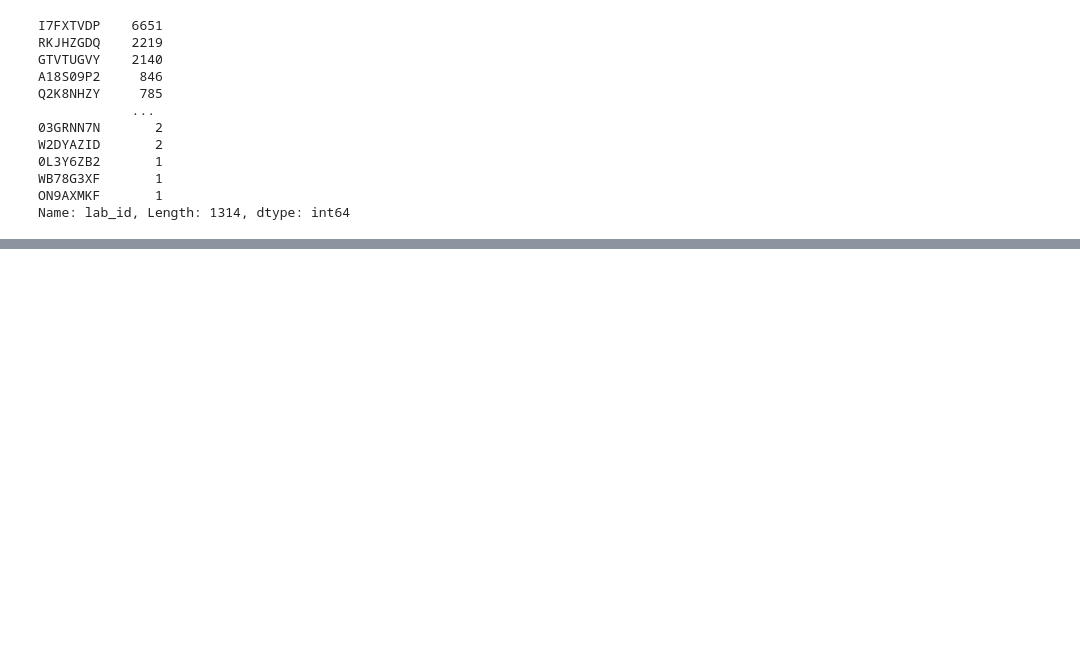
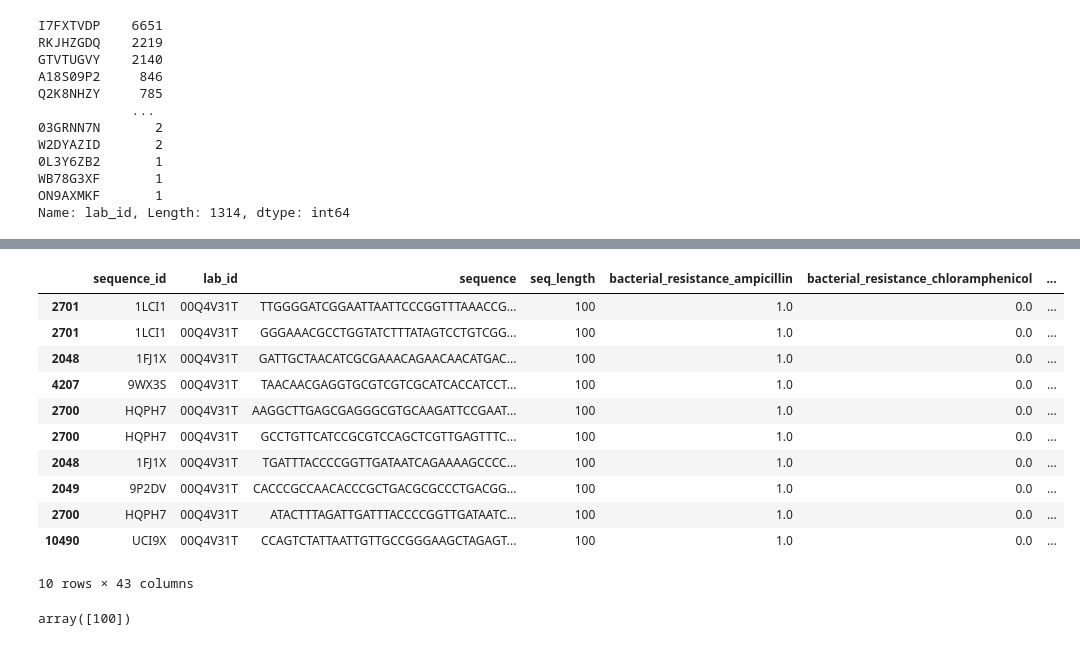
Before and after one commit to linneuholanda/genetic_attribution, a Jupyter notebook: 01_generating_features.ipynb, the cells around one changed output, grey strips where cells are left out. Saved outputs shown, nothing was run; the diff lists cells and outputs as text; code cells hidden in the pictures; blank space fills up the shorter version.

```diff
--- a/01_generating_features.ipynb
+++ b/01_generating_features.ipynb
@@ -296,0 +302,34 @@ def split_labs(train_targets,savedir=split_labs_dir):
+# %%
+def generate_dataframe_of_snippets(df, l, use_labs= None, min_seq_length=None, size_factor=None, replace = True, p="seq_length"):
+    if use_labs is None:
+        use_labs = np.unique(df.lab_id.values)
+    pbar = tqdm(use_labs)
+    df_of_snipps = []
+    windows = []
+    lengths = []
+    for lab in pbar:
+        df_lab = df[df.lab_id==lab]
+        size = size_factor*len(df_lab)
+        pbar.set_description(f"Processing lab {lab}")
+        #lab_snipps, wind, length = generate_snippets(df_lab, l, min_seq_length, size, replace, p)
+        lab_snipps = generate_snippets(df_lab, l, min_seq_length, size, replace, p)
+        df_of_snipps.append(lab_snipps)
+        windows.append(wind)
+        lengths.append(length)
+    df_of_snipps = pd.concat(df_of_snipps,axis=0)
+    #return df_of_snipps, windows, lengths
+    return df_of_snipps
+# %%
+%%time
+np.random.seed(8469)
+l = 100
+use_labs = None
+min_seq_length = None
+size_factor = 25
+replace = True
+p="seq_length"
+
+#snipps = generate_snippets(df_train, l, min_seq_length, size=None, replace = False, p=None)
+#df_snipps, windows, lengths = generate_dataframe_of_snippets(df_train, l, use_labs, min_seq_length, size_factor,replace, p)
+
+df_snipps = generate_dataframe_of_snippets(df_train, l, use_labs, min_seq_length, size_factor,replace, p)
@@ -296,0 +367,19 @@ def split_labs(train_targets,savedir=split_labs_dir):
+# %%
+df_snipps.head(10)
+# %% [output]
+|  | sequence_id | lab_id | sequence | seq_length | bacterial_resistance_ampicillin | bacterial_resistance_chloramphenicol | ... |
+| 2701 | 1LCI1 | 00Q4V31T | TTGGGGATCGGAATTAATTCCCGGTTTAAACCG... | 100 | 1.0 | 0.0 | ... |
+| 2701 | 1LCI1 | 00Q4V31T | GGGAAACGCCTGGTATCTTTATAGTCCTGTCGG... | 100 | 1.0 | 0.0 | ... |
+| 2048 | 1FJ1X | 00Q4V31T | GATTGCTAACATCGCGAAACAGAACAACATGAC... | 100 | 1.0 | 0.0 | ... |
+| 4207 | 9WX3S | 00Q4V31T | TAACAACGAGGTGCGTCGTCGCATCACCATCCT... | 100 | 1.0 | 0.0 | ... |
+| 2700 | HQPH7 | 00Q4V31T | AAGGCTTGAGCGAGGGCGTGCAAGATTCCGAAT... | 100 | 1.0 | 0.0 | ... |
+| 2700 | HQPH7 | 00Q4V31T | GCCTGTTCATCCGCGTCCAGCTCGTTGAGTTTC... | 100 | 1.0 | 0.0 | ... |
+| 2048 | 1FJ1X | 00Q4V31T | TGATTTACCCCGGTTGATAATCAGAAAAGCCCC... | 100 | 1.0 | 0.0 | ... |
+| 2049 | 9P2DV | 00Q4V31T | CACCCGCCAACACCCGCTGACGCGCCCTGACGG... | 100 | 1.0 | 0.0 | ... |
+| 2700 | HQPH7 | 00Q4V31T | ATACTTTAGATTGATTTACCCCGGTTGATAATC... | 100 | 1.0 | 0.0 | ... |
+| 10490 | UCI9X | 00Q4V31T | CCAGTCTATTAATTGTTGCCGGGAAGCTAGAGT... | 100 | 1.0 | 0.0 | ... |
+10 rows × 43 columns
+# %%
+np.unique(df_snipps.seq_length)
+# %% [output]
+array([100])
```
Also changed, not shown: parts of 51 cells of this notebook.
